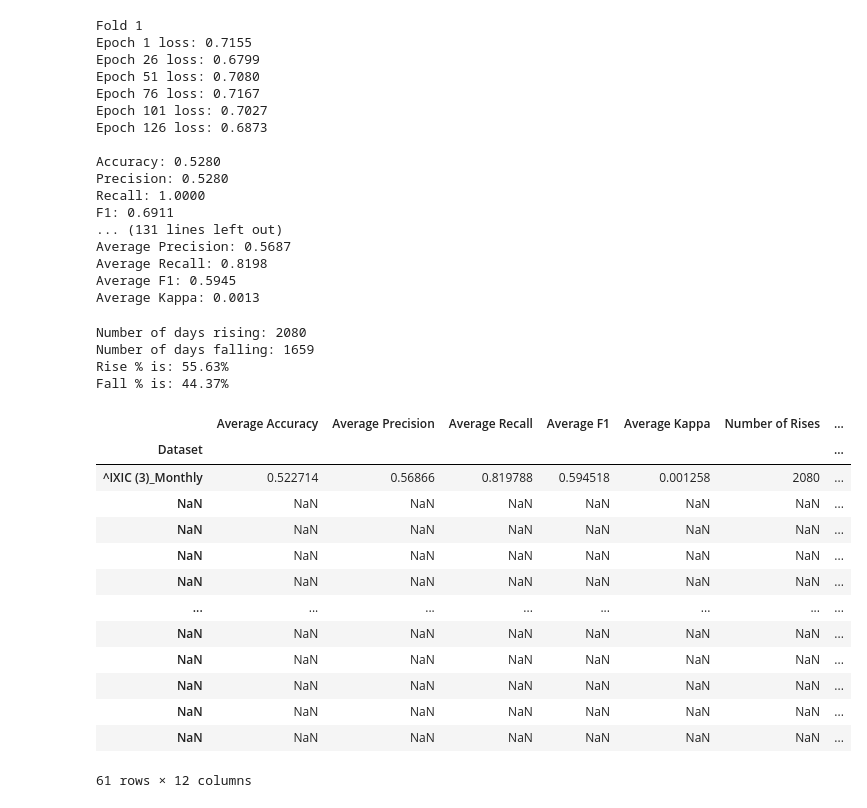
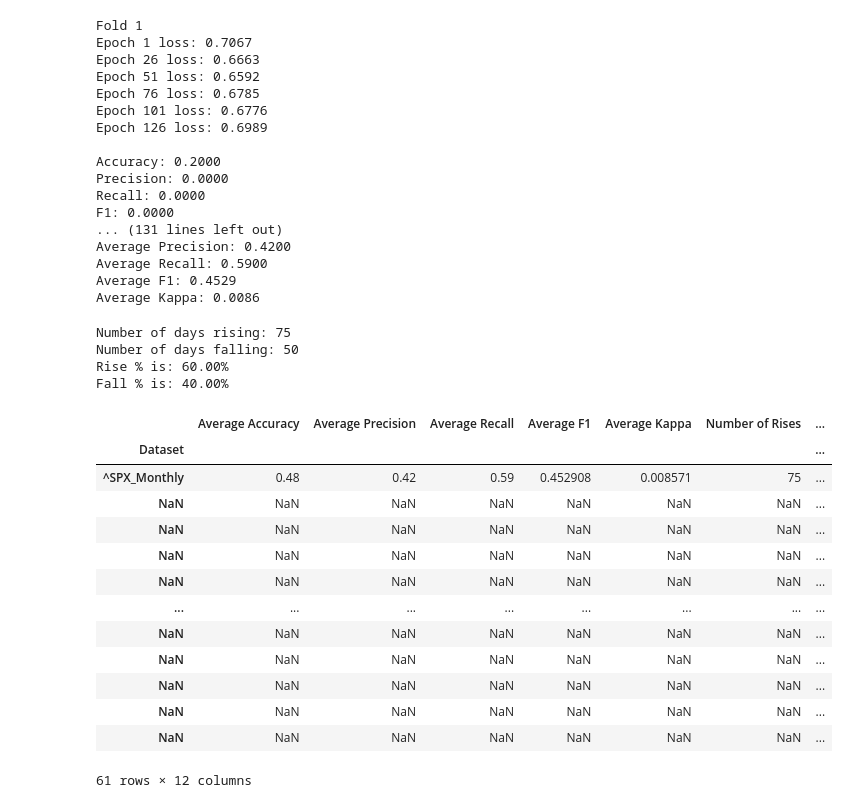
Before and after one commit to sam-tompkins/Sam-Tompkins-Public-Repository, a Jupyter notebook: irp_pipeline_nocuda_nocv.ipynb, the cells around one changed output. Drawn from its saved outputs; the diff is of its cells as text; code cells hidden in the pictures.

```diff
--- a/irp_pipeline_nocuda_nocv.ipynb
+++ b/irp_pipeline_nocuda_nocv.ipynb
@@ -86,7 +86,7 @@ def prep(dataset):
 
     final_dataset = merge_final.dropna()
 
-    time_shifted = final_dataset#.resample('W-FRI').asfreq().dropna()
+    time_shifted = final_dataset.resample('M').asfreq().dropna()
 
     features = ['Open', 'High', 'Low', 'Close', 'Adj Close', 'Volume', 'CPI',
                 'Mortgage_rate', 'Unemp_rate', 'disposable_income','GVZ', 'OVX', 'VVIX',
@@ -280,22 +270,22 @@ print(f'Average F1: {avg_f1:.4f}')
 print(f'Average Kappa: {avg_kappa:.4f}')
 # %% [output]
 Fold 1
-Epoch 1 loss: 0.7155
-Epoch 26 loss: 0.6799
-Epoch 51 loss: 0.7080
-Epoch 76 loss: 0.7167
-Epoch 101 loss: 0.7027
-Epoch 126 loss: 0.6873
+Epoch 1 loss: 0.7067
+Epoch 26 loss: 0.6663
+Epoch 51 loss: 0.6592
+Epoch 76 loss: 0.6785
+Epoch 101 loss: 0.6776
+Epoch 126 loss: 0.6989
 
-Accuracy: 0.5280
-Precision: 0.5280
-Recall: 1.0000
-F1: 0.6911
+Accuracy: 0.2000
+Precision: 0.0000
+Recall: 0.0000
+F1: 0.0000
 ... (131 lines left out)
-Average Precision: 0.5687
-Average Recall: 0.8198
-Average F1: 0.5945
-Average Kappa: 0.0013
+Average Precision: 0.4200
+Average Recall: 0.5900
+Average F1: 0.4529
+Average Kappa: 0.0086
 # %%
 fall = (ticker.Target == 0).sum()
 rise = (ticker.Target == 1).sum()
@@ -309,35 +299,35 @@ print(f'Number of days falling: {fall}')
 print(f'Rise % is: {rise_per:.2f}%')
 print(f'Fall % is: {fall_per:.2f}%')
 # %% [output]
-Number of days rising: 2080
-Number of days falling: 1659
-Rise % is: 55.63%
-Fall % is: 44.37%
+Number of days rising: 75
+Number of days falling: 50
+Rise % is: 60.00%
+Fall % is: 40.00%
 # %%
 results = pd.DataFrame(columns=['Dataset', 'Average Accuracy', 'Average Precision',
                                 'Average Recall', 'Average F1', 'Average Kappa', 'Number of Rises',
                                 'Number of Falls', 'Rise %', 'Fall %'])
 
 datatset_name = (file_path.split('/')[-1].split('.')[0] + '_Monthly')
 
 metrics = {'Dataset': datatset_name ,'Average Accuracy': avg_accuracy,
            'Average Precision': avg_precision, 'Average Recall': avg_recall,
            'Average F1': avg_f1, 'Average Kappa': avg_kappa, 'Number of Rises': rise, 'Number of Falls': fall,
            'Rise %': rise_per, 'Fall %': fall_per}
 
 export_results = results._append(metrics, ignore_index=True)
 
 export_results = pd.concat([export_results, losses], ignore_index=True)
 
 export_results.set_index('Dataset', inplace=True)
 
-export_results.to_csv(r"C:\Users\samto\Desktop\IRP DATA-20240724T195545Z-001\IRP DATA\\" + datatset_name + '_daily.csv')
+export_results.to_csv(r"C:\Users\samto\Desktop\IRP DATA-20240724T195545Z-001\IRP DATA\\" + datatset_name + '_monthly.csv')
 
 export_results
 # %% [output]
 |  | Average Accuracy | Average Precision | Average Recall | Average F1 | Average Kappa | Number of Rises | ... |
 | Dataset |  |  |  |  |  |  | ... |
-| ^IXIC (3)_Monthly | 0.522714 | 0.56866 | 0.819788 | 0.594518 | 0.001258 | 2080 | ... |
+| ^SPX_Monthly | 0.48 | 0.42 | 0.59 | 0.452908 | 0.008571 | 75 | ... |
 | NaN | NaN | NaN | NaN | NaN | NaN | NaN | ... |
 | NaN | NaN | NaN | NaN | NaN | NaN | NaN | ... |
 | NaN | NaN | NaN | NaN | NaN | NaN | NaN | ... |
```
Also changed, not shown: parts of 1 cell of this notebook.
